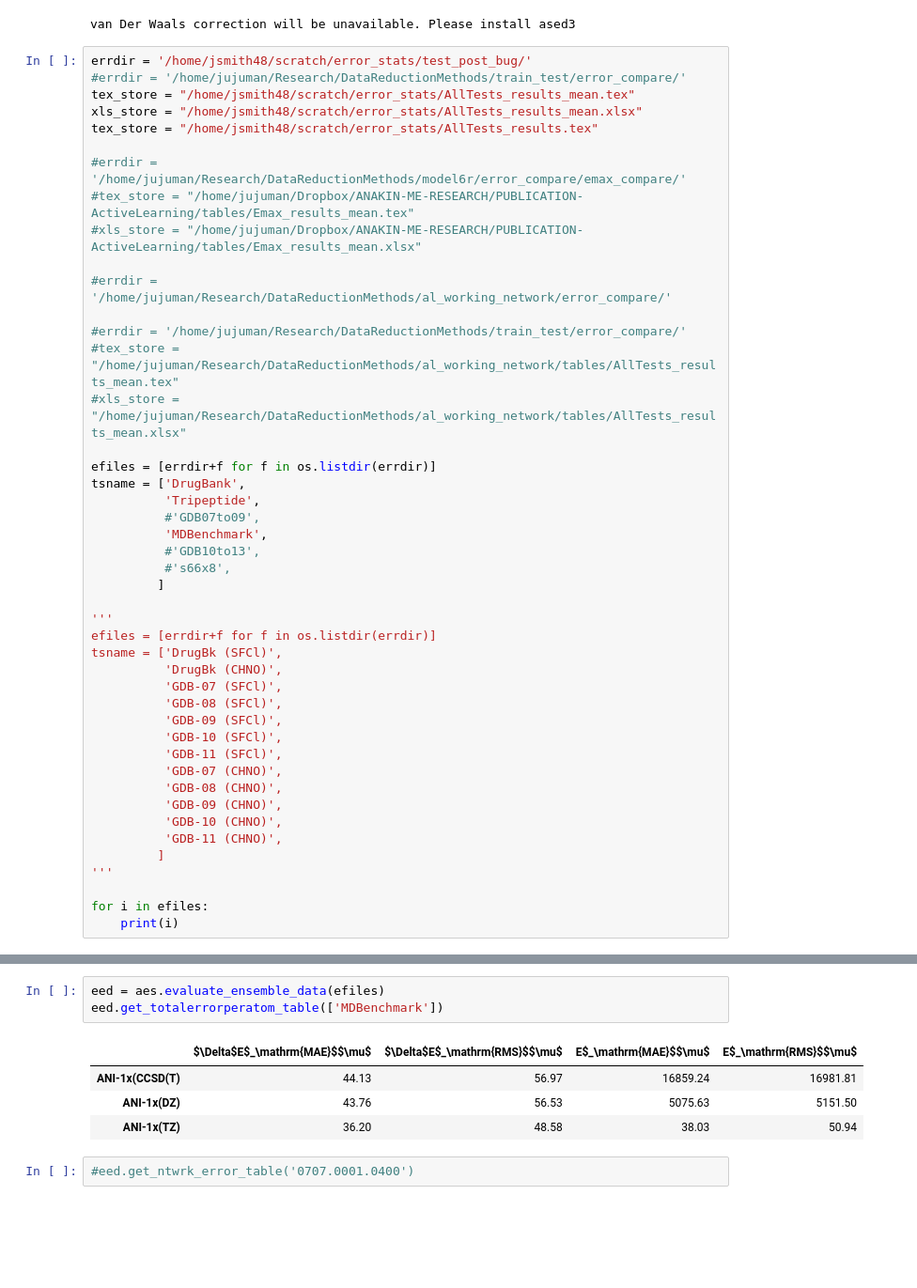
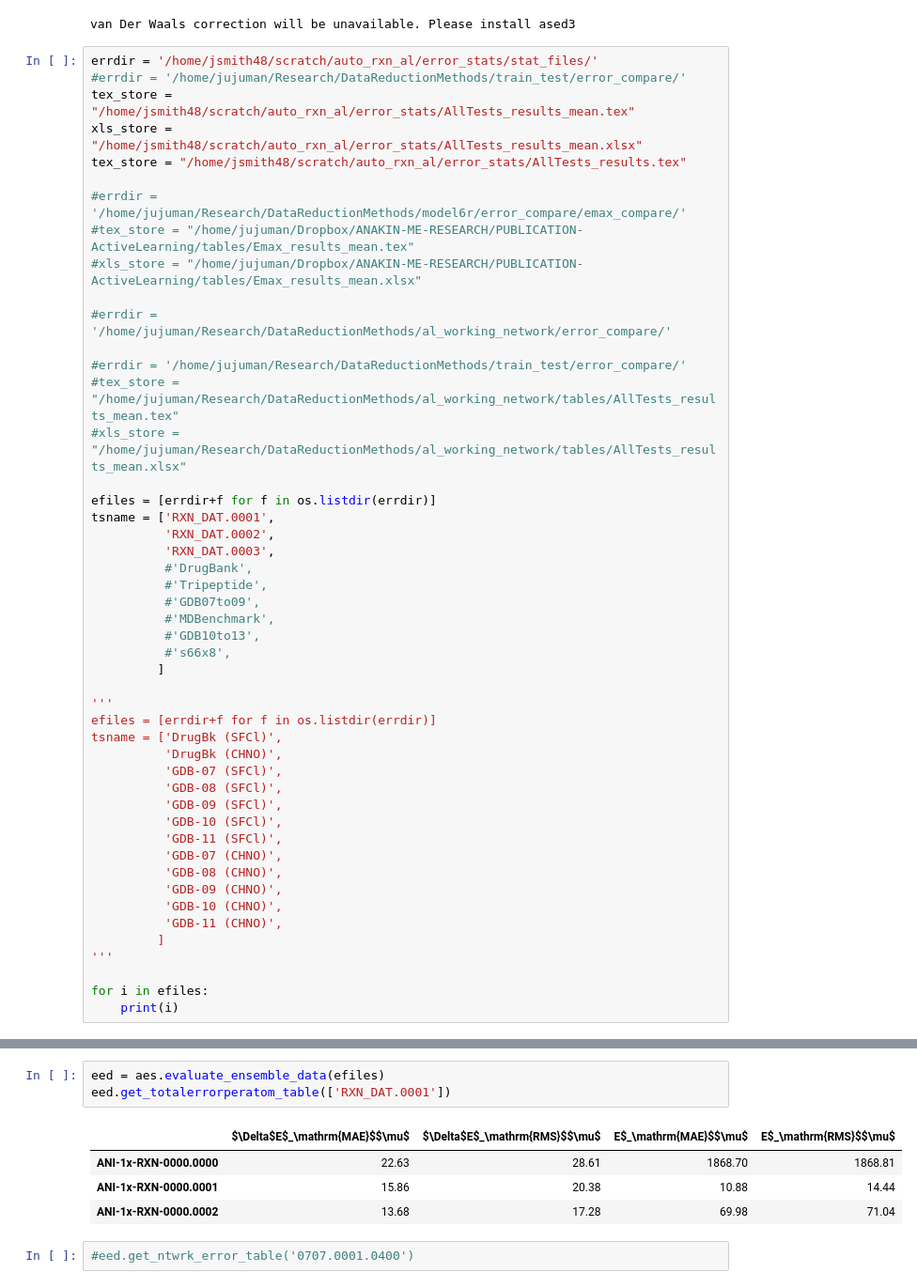
Before and after one commit to Jussmith01/ANI-Tools, a Jupyter notebook: notebooks/evaluate_tsdata.ipynb, the cells around one changed output, grey strips where cells are left out. Shown at 94% size. Drawn from its saved outputs; the diff is of its cells as text; blank space fills up the shorter version.

```diff
--- a/notebooks/evaluate_tsdata.ipynb
+++ b/notebooks/evaluate_tsdata.ipynb
@@ -11,11 +11,11 @@ pd.options.display.float_format = '{:.2f}'.format
 # %% [output]
 van Der Waals correction will be unavailable. Please install ased3
 # %%
-errdir = '/home/jsmith48/scratch/error_stats/test_post_bug/'
+errdir = '/home/jsmith48/scratch/auto_rxn_al/error_stats/stat_files/'
 #errdir = '/home/jujuman/Research/DataReductionMethods/train_test/error_compare/'
-tex_store = "/home/jsmith48/scratch/error_stats/AllTests_results_mean.tex"
-xls_store = "/home/jsmith48/scratch/error_stats/AllTests_results_mean.xlsx"
-tex_store = "/home/jsmith48/scratch/error_stats/AllTests_results.tex"
+tex_store = "/home/jsmith48/scratch/auto_rxn_al/error_stats/AllTests_results_mean.tex"
+xls_store = "/home/jsmith48/scratch/auto_rxn_al/error_stats/AllTests_results_mean.xlsx"
+tex_store = "/home/jsmith48/scratch/auto_rxn_al/error_stats/AllTests_results.tex"
 
 #errdir = '/home/jujuman/Research/DataReductionMethods/model6r/error_compare/emax_compare/'
 #tex_store = "/home/jujuman/Dropbox/ANAKIN-ME-RESEARCH/PUBLICATION-ActiveLearning/tables/Emax_results_mean.tex"
@@ -28,10 +28,13 @@ tex_store = "/home/jsmith48/scratch/error_stats/AllTests_results.tex"
 #xls_store = "/home/jujuman/Research/DataReductionMethods/al_working_network/tables/AllTests_results_mean.xlsx"
 
 efiles = [errdir+f for f in os.listdir(errdir)]
-tsname = ['DrugBank',
-          'Tripeptide',
+tsname = ['RXN_DAT.0001',
+          'RXN_DAT.0002',
+          'RXN_DAT.0003',
+          #'DrugBank',
+          #'Tripeptide',
           #'GDB07to09',
-          'MDBenchmark',
+          #'MDBenchmark',
           #'GDB10to13',
           #'s66x8',
          ]
@@ -62,11 +65,11 @@ for i in efiles:
 # %%
 eed = aes.evaluate_ensemble_data(efiles)
-eed.get_totalerrorperatom_table(['MDBenchmark'])
+eed.get_totalerrorperatom_table(['RXN_DAT.0001'])
 # %% [output]
 |  | $\Delta$E$_\mathrm{MAE}$$\mu$ | $\Delta$E$_\mathrm{RMS}$$\mu$ | E$_\mathrm{MAE}$$\mu$ | E$_\mathrm{RMS}$$\mu$ |
-| ANI-1x(CCSD(T) | 44.13 | 56.97 | 16859.24 | 16981.81 |
-| ANI-1x(DZ) | 43.76 | 56.53 | 5075.63 | 5151.50 |
-| ANI-1x(TZ) | 36.20 | 48.58 | 38.03 | 50.94 |
+| ANI-1x-RXN-0000.0000 | 22.63 | 28.61 | 1868.70 | 1868.81 |
+| ANI-1x-RXN-0000.0001 | 15.86 | 20.38 | 10.88 | 14.44 |
+| ANI-1x-RXN-0000.0002 | 13.68 | 17.28 | 69.98 | 71.04 |
 # %%
 #eed.get_ntwrk_error_table('0707.0001.0400')
 # %%
```
Also changed, not shown: parts of 7 cells of this notebook, 5 other files.
